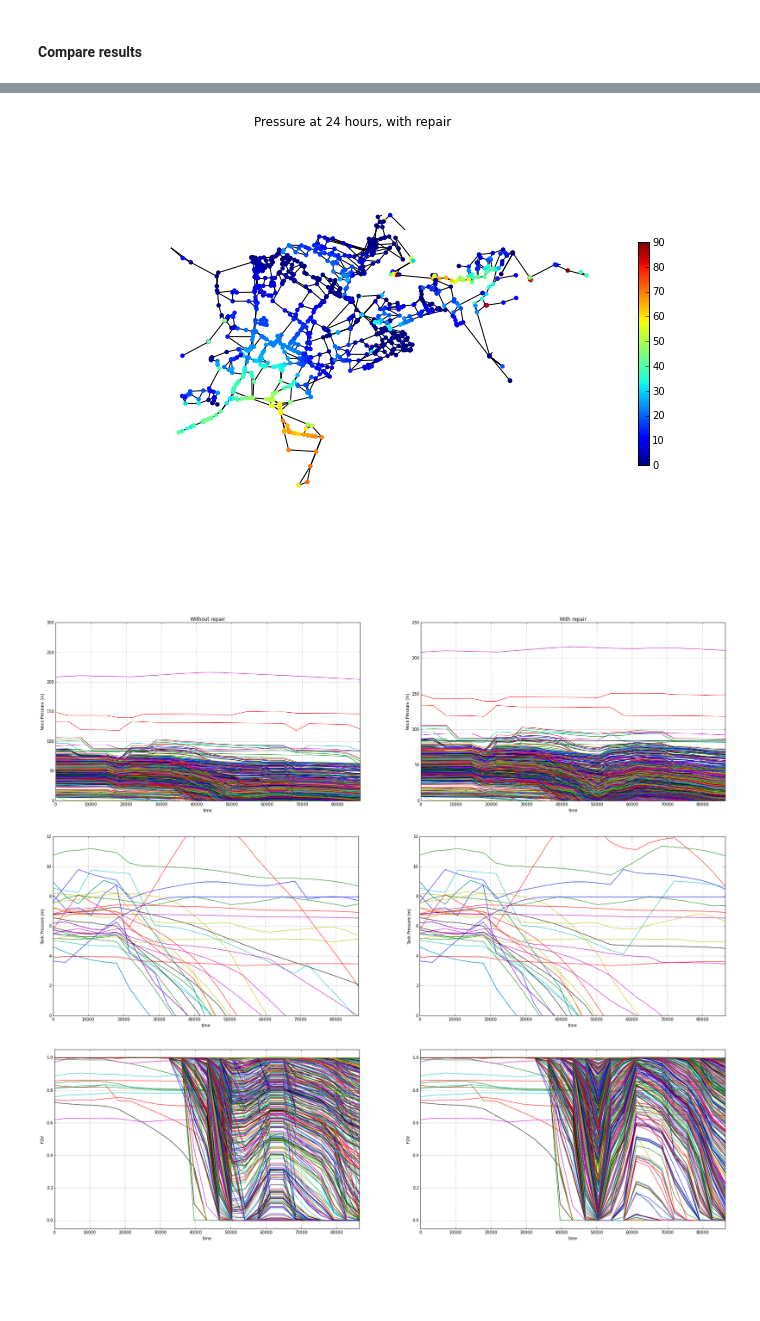
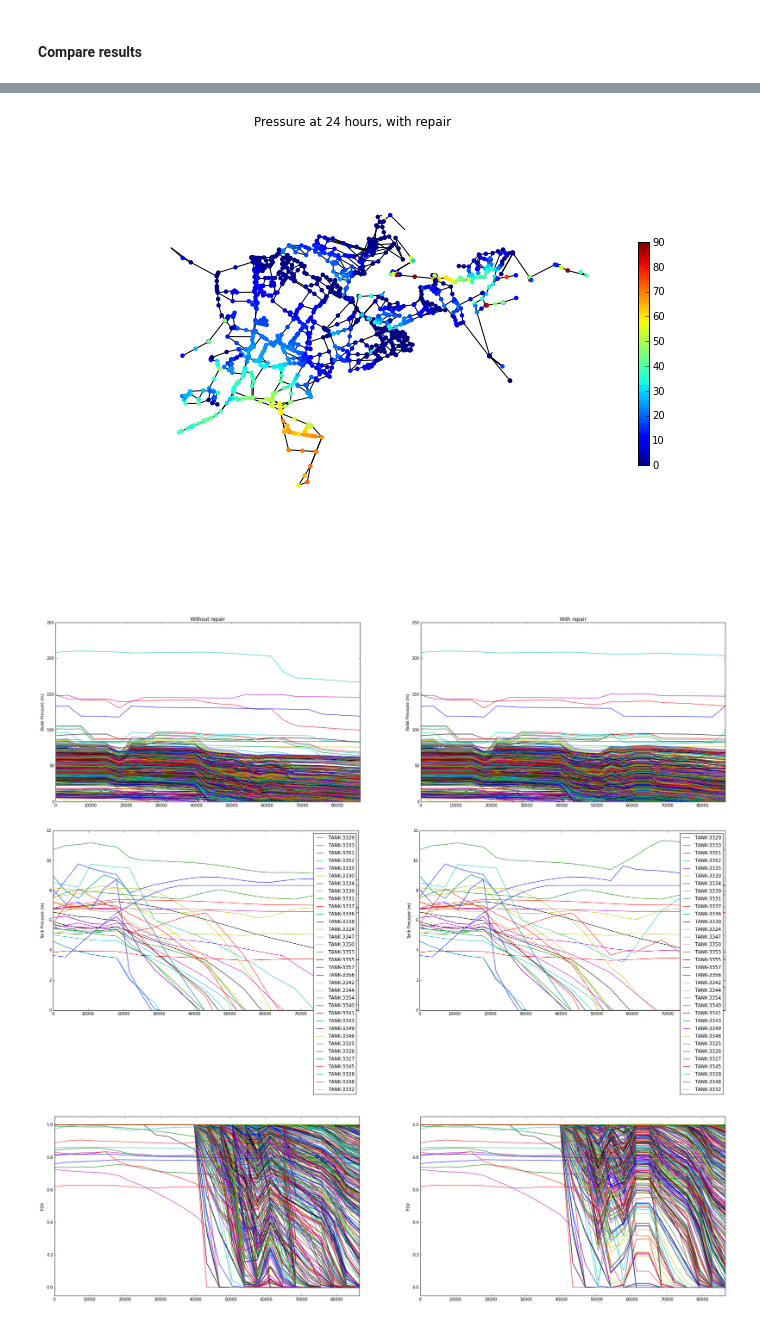
Before and after one commit to USEPA/WNTR, a Jupyter notebook: examples/demo/demo_Net6.ipynb, the cells around one changed output, grey strips where cells are left out. Drawn from its saved outputs; the diff is of its cells as text; code cells hidden in the pictures; blank space fills up the shorter version.

Commit message:
updating tests, examples, and demos for new leak api

```diff
--- a/examples/demo/demo_Net6.ipynb
+++ b/examples/demo/demo_Net6.ipynb
@@ -96,11 +96,13 @@ for pipe_name in earthquake.pipes_to_leak:
     # Select leak diameter, uniform dist, between 0.01 and pipe diameter
     pipe_diameter = wn.get_link(pipe_name).diameter
     leak_diameter = np.round(np.random.uniform(0.01,0.25*pipe_diameter,1), 2)[0]
+    leak_area = 3.14159/4.0*leak_diameter**2
     # Add pipe leak to the network
-    wn.add_leak(leak_name = "Leak"+pipe_name, pipe_name = pipe_name, leak_diameter = leak_diameter,
-                start_time = time_of_failure*3600, fix_time = (time_of_failure + duration_of_failure)*3600)
+    wn.split_pipe_with_junction(pipe_name,pipe_name+'A',pipe_name+'B','Leak'+pipe_name)
+    n = wn.get_node('Leak'+pipe_name)
+    n.add_leak(area=leak_area, start_time=time_of_failure*3600, end_time=(time_of_failure+duration_of_failure)*3600)
 
-sim = wntr.sim.PyomoSimulator(wn,'PRESSURE DRIVEN')
+sim = wntr.sim.PyomoSimulator(wn, pressure_dependent=True)
 
 if demo:
     results = pickle.load(open('demo_Net6.pickle', 'rb'))
@@ -168,9 +168,9 @@ dtype: float64
 duration_of_failure = 10
 for leak_name in pipes_to_fix.index:
     leak = wn.get_node(leak_name)
-    leak.set_fix_time((time_of_failure+duration_of_failure)*3600)
+    leak.leak_end_time=(time_of_failure+duration_of_failure)*3600
 
-sim = wntr.sim.PyomoSimulator(wn,'PRESSURE DRIVEN')
+sim = wntr.sim.PyomoSimulator(wn, pressure_dependent=True)
 
 if demo:
     results_repair = pickle.load(open('demo_Net6_repair.pickle', 'rb'))
@@ -200,17 +200,17 @@ Running Hydraulic Simulation at time 86400  ...
 # %%
 wn_nodes = [node_name for node_name, node in wn.nodes(wntr.network.Junction)]
 
-pressure_at_24hr = results.node.loc[(wn_nodes, 24*3600), 'pressure']
+pressure_at_24hr = results.node.loc['pressure',24*3600,wn_nodes]
 wntr.network.draw_graph(wn, node_attribute=pressure_at_24hr, node_size=20, node_range = [0,90], title='Pressure at 24 hours, without repair', figsize=(12,8), dpi=100)
 
-pressure_at_24hr = results_repair.node.loc[(wn_nodes, 24*3600), 'pressure']
+pressure_at_24hr = results_repair.node.loc['pressure',24*3600,wn_nodes]
 wntr.network.draw_graph(wn, node_attribute=pressure_at_24hr, node_size=20, node_range = [0,90], title='Pressure at 24 hours, with repair', figsize=(12,8), dpi=100)
 
 # Node pressure
 plt.figure(figsize=(30,8), dpi=100)
 plt.subplot(1,2,1)
 for name, node in wn.nodes(wntr.network.Junction):
-    pressure = results.node['pressure'][name]
+    pressure = results.node['pressure',:,name]
     pressure.plot()
     plt.hold(True)
 plt.ylim(ymin=0)
@@ -219,7 +219,7 @@ plt.title('Without repair')
 
 plt.subplot(1,2,2)
 for name, node in wn.nodes(wntr.network.Junction):
-    pressure = results_repair.node['pressure'][name]
+    pressure = results_repair.node['pressure',:,name]
     pressure.plot()
     plt.hold(True)
 plt.ylim(ymin=0)
@@ -230,48 +230,46 @@ plt.title('With repair')
 plt.figure(figsize=(30,8), dpi=100)
 plt.subplot(1,2,1)
 for name, tank in wn.nodes(wntr.network.Tank):
-    pressure = results.node['pressure'][name]
+    pressure = results.node['pressure',:,name]
     pressure.plot(label=name)
     plt.hold(True)
 plt.ylim(ymin=0, ymax=12)
 plt.ylabel('Tank Pressure (m)')
-#plt.legend()
+plt.legend()
 
 plt.subplot(1,2,2)
 for name, tank in wn.nodes(wntr.network.Tank):
-    pressure = results_repair.node['pressure'][name]
+    pressure = results_repair.node['pressure',:,name]
     pressure.plot(label=name)
     plt.hold(True)
 plt.ylim(ymin=0, ymax=12)
 plt.ylabel('Tank Pressure (m)')
-#plt.legend()
+plt.legend()
 
 # Fraction delivered volume
 nzd_junctions = wn.query_node_attribute('base_demand', np.greater, 0, node_type=wntr.network.Junction).keys()
 plt.figure(figsize=(30,8), dpi=100)
 plt.subplot(1,2,1)
-FDV_knt = results.node.loc[nzd_junctions, 'demand']/results.node.loc[nzd_junctions, 'expected_demand'] # FDV, scenario k, node n, time t
-FDV_knt = FDV_knt.unstack().T
+FDV_knt = results.node.loc['demand',:,nzd_junctions]/results.node.loc['expected_demand',:,nzd_junctions] # FDV, scenario k, node n, time t
 FDV_knt.plot(ax=plt.gca(), legend=False)
 plt.ylim(ymin=-0.05, ymax=1.05)
 plt.ylabel('FDV')
 
 plt.subplot(1,2,2)
-FDV_knt = results_repair.node.loc[nzd_junctions, 'demand']/results_repair.node.loc[nzd_junctions, 'expected_demand'] # FDV, scenario k, node n, time t
-FDV_knt = FDV_knt.unstack().T
+FDV_knt = results_repair.node.loc['demand',:,nzd_junctions]/results_repair.node.loc['expected_demand',:,nzd_junctions] # FDV, scenario k, node n, time t
 FDV_knt.plot(ax=plt.gca(), legend=False)
 plt.ylim(ymin=-0.05, ymax=1.05)
 plt.ylabel('FDV')
 
 plt.figure(figsize=(30,8), dpi=100)
 plt.subplot(1,2,1)
-FDV_kt = results.node.loc[nzd_junctions, 'demand'].sum(level=1)/results.node.loc[nzd_junctions, 'expected_demand'].sum(level=1) # FDV, scenario k, time t
+FDV_kt = results.node.loc['demand',:,nzd_junctions].sum(axis=1)/results.node.loc['expected_demand',:,nzd_junctions].sum(axis=1) # FDV, scenario k, time t
 FDV_kt.plot(label='Average', color='k', linewidth=3.0, legend=False)
 plt.ylim(ymin=-0.05, ymax=1.05)
 plt.ylabel('Average FDV')
 
 plt.subplot(1,2,2)
-FDV_kt = results_repair.node.loc[nzd_junctions, 'demand'].sum(level=1)/results_repair.node.loc[nzd_junctions, 'expected_demand'].sum(level=1) # FDV, scenario k, time t
+FDV_kt = results_repair.node.loc['demand',:,nzd_junctions].sum(axis=1)/results_repair.node.loc['expected_demand',:,nzd_junctions].sum(axis=1) # FDV, scenario k, time t
 FDV_kt.plot(label='Average', color='k', linewidth=3.0, legend=False)
 plt.ylim(ymin=-0.05, ymax=1.05)
 plt.ylabel('Averaege FDV')
@@ -281,4 +279,4 @@ plt.ylabel('Averaege FDV')
-[figure, old version]
+[figure, new version]
-[figure, old version]
+[figure, new version]
-[figure, old version]
+[figure, new version]
-[figure, old version]
+[figure, new version]
```
Also changed, not shown: parts of 7 cells of this notebook, 7 other files.
